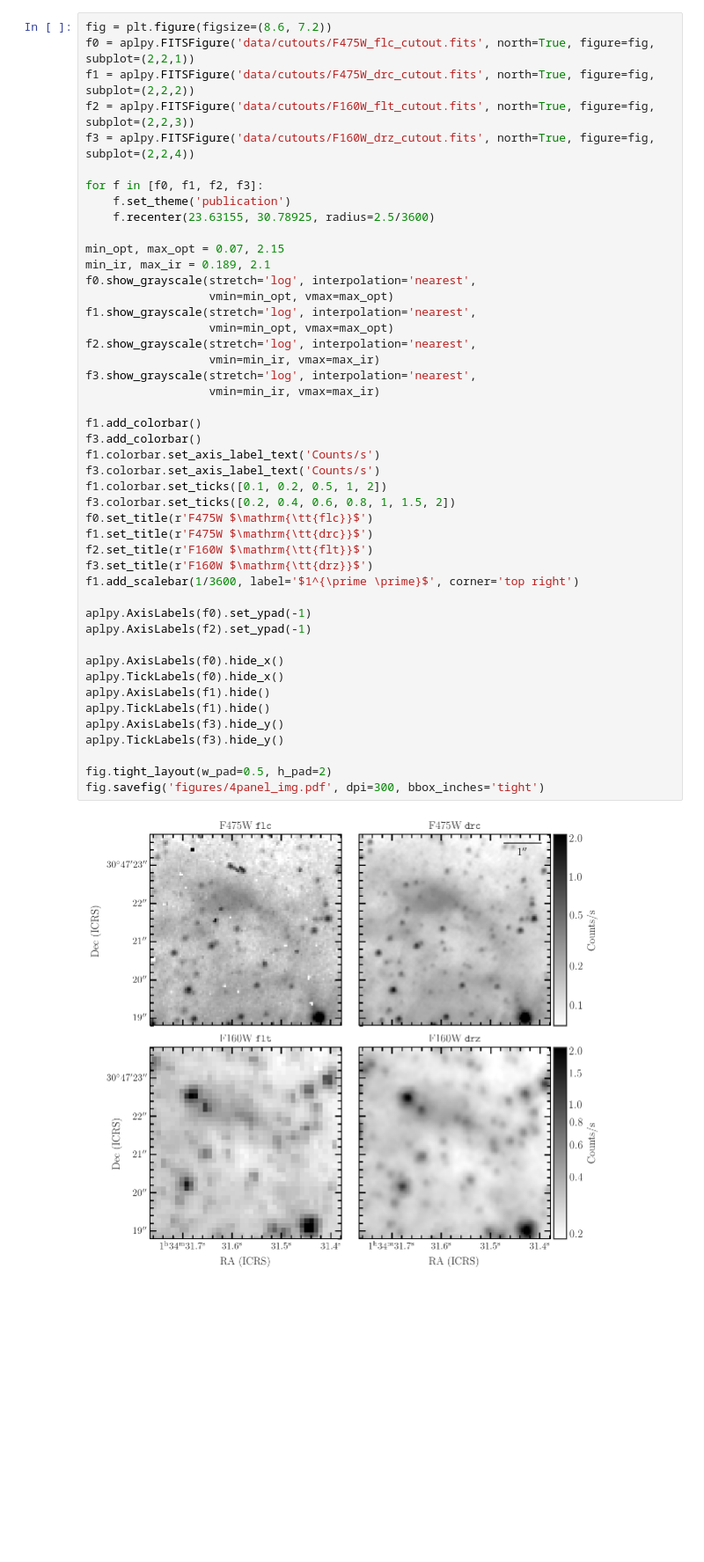
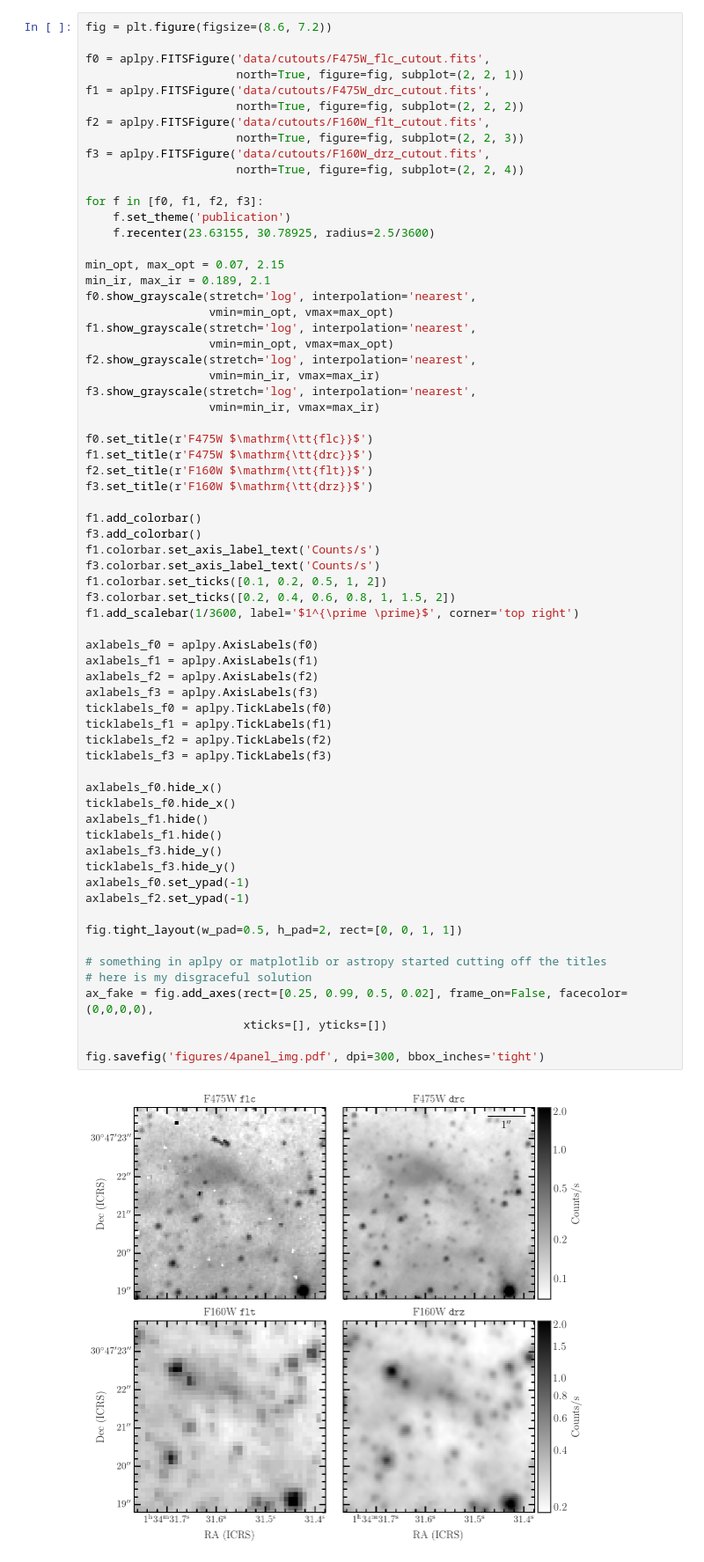
Before and after one commit to meredith-durbin/m33_survey_plots, a Jupyter notebook: APLpy plots.ipynb, the cells around one changed output. Shown at 88% size. Drawn from its saved outputs; the diff is of its cells as text; blank space fills up the shorter version.

Commit message:
aplpy broke

```diff
--- a/APLpy plots.ipynb
+++ b/APLpy plots.ipynb
@@ -97,48 +90,68 @@ WARNING: FITSFixedWarning: 'datfix' made the change 'Set DATE-REF to '1858-11-17
 # %%
 fig = plt.figure(figsize=(8.6, 7.2))
-f0 = aplpy.FITSFigure('data/cutouts/F475W_flc_cutout.fits', north=True, figure=fig, subplot=(2,2,1))
-f1 = aplpy.FITSFigure('data/cutouts/F475W_drc_cutout.fits', north=True, figure=fig, subplot=(2,2,2))
-f2 = aplpy.FITSFigure('data/cutouts/F160W_flt_cutout.fits', north=True, figure=fig, subplot=(2,2,3))
-f3 = aplpy.FITSFigure('data/cutouts/F160W_drz_cutout.fits', north=True, figure=fig, subplot=(2,2,4))
+
+f0 = aplpy.FITSFigure('data/cutouts/F475W_flc_cutout.fits',
+                      north=True, figure=fig, subplot=(2, 2, 1))
+f1 = aplpy.FITSFigure('data/cutouts/F475W_drc_cutout.fits',
+                      north=True, figure=fig, subplot=(2, 2, 2))
+f2 = aplpy.FITSFigure('data/cutouts/F160W_flt_cutout.fits',
+                      north=True, figure=fig, subplot=(2, 2, 3))
+f3 = aplpy.FITSFigure('data/cutouts/F160W_drz_cutout.fits',
+                      north=True, figure=fig, subplot=(2, 2, 4))
 
 for f in [f0, f1, f2, f3]:
     f.set_theme('publication')
     f.recenter(23.63155, 30.78925, radius=2.5/3600)
 
 min_opt, max_opt = 0.07, 2.15
 min_ir, max_ir = 0.189, 2.1
 f0.show_grayscale(stretch='log', interpolation='nearest',
                   vmin=min_opt, vmax=max_opt)
 f1.show_grayscale(stretch='log', interpolation='nearest',
                   vmin=min_opt, vmax=max_opt)
 f2.show_grayscale(stretch='log', interpolation='nearest',
                   vmin=min_ir, vmax=max_ir)
 f3.show_grayscale(stretch='log', interpolation='nearest',
                   vmin=min_ir, vmax=max_ir)
 
+f0.set_title(r'F475W $\mathrm{\tt{flc}}$')
+f1.set_title(r'F475W $\mathrm{\tt{drc}}$')
+f2.set_title(r'F160W $\mathrm{\tt{flt}}$')
+f3.set_title(r'F160W $\mathrm{\tt{drz}}$')
+
 f1.add_colorbar()
 f3.add_colorbar()
 f1.colorbar.set_axis_label_text('Counts/s')
 f3.colorbar.set_axis_label_text('Counts/s')
 f1.colorbar.set_ticks([0.1, 0.2, 0.5, 1, 2])
 f3.colorbar.set_ticks([0.2, 0.4, 0.6, 0.8, 1, 1.5, 2])
-f0.set_title(r'F475W $\mathrm{\tt{flc}}$')
-f1.set_title(r'F475W $\mathrm{\tt{drc}}$')
-f2.set_title(r'F160W $\mathrm{\tt{flt}}$')
-f3.set_title(r'F160W $\mathrm{\tt{drz}}$')
 f1.add_scalebar(1/3600, label='$1^{\prime \prime}$', corner='top right')
 
-aplpy.AxisLabels(f0).set_ypad(-1)
-aplpy.AxisLabels(f2).set_ypad(-1)
+axlabels_f0 = aplpy.AxisLabels(f0)
+axlabels_f1 = aplpy.AxisLabels(f1)
+axlabels_f2 = aplpy.AxisLabels(f2)
+axlabels_f3 = aplpy.AxisLabels(f3)
+ticklabels_f0 = aplpy.TickLabels(f0)
+ticklabels_f1 = aplpy.TickLabels(f1)
+ticklabels_f2 = aplpy.TickLabels(f2)
+ticklabels_f3 = aplpy.TickLabels(f3)
 
-aplpy.AxisLabels(f0).hide_x()
-aplpy.TickLabels(f0).hide_x()
-aplpy.AxisLabels(f1).hide()
-aplpy.TickLabels(f1).hide()
-aplpy.AxisLabels(f3).hide_y()
-aplpy.TickLabels(f3).hide_y()
+axlabels_f0.hide_x()
+ticklabels_f0.hide_x()
+axlabels_f1.hide()
+ticklabels_f1.hide()
+axlabels_f3.hide_y()
+ticklabels_f3.hide_y()
+axlabels_f0.set_ypad(-1)
+axlabels_f2.set_ypad(-1)
 
-fig.tight_layout(w_pad=0.5, h_pad=2)
+fig.tight_layout(w_pad=0.5, h_pad=2, rect=[0, 0, 1, 1])
+
+# something in aplpy or matplotlib or astropy started cutting off the titles
+# here is my disgraceful solution
+ax_fake = fig.add_axes(rect=[0.25, 0.99, 0.5, 0.02], frame_on=False, facecolor=(0,0,0,0),
+                       xticks=[], yticks=[])
+
 fig.savefig('figures/4panel_img.pdf', dpi=300, bbox_inches='tight')
 # %% [output]
-[figure, old version]
+[figure, new version]
```
Also changed, not shown: parts of 4 cells of this notebook, 5 other files.
